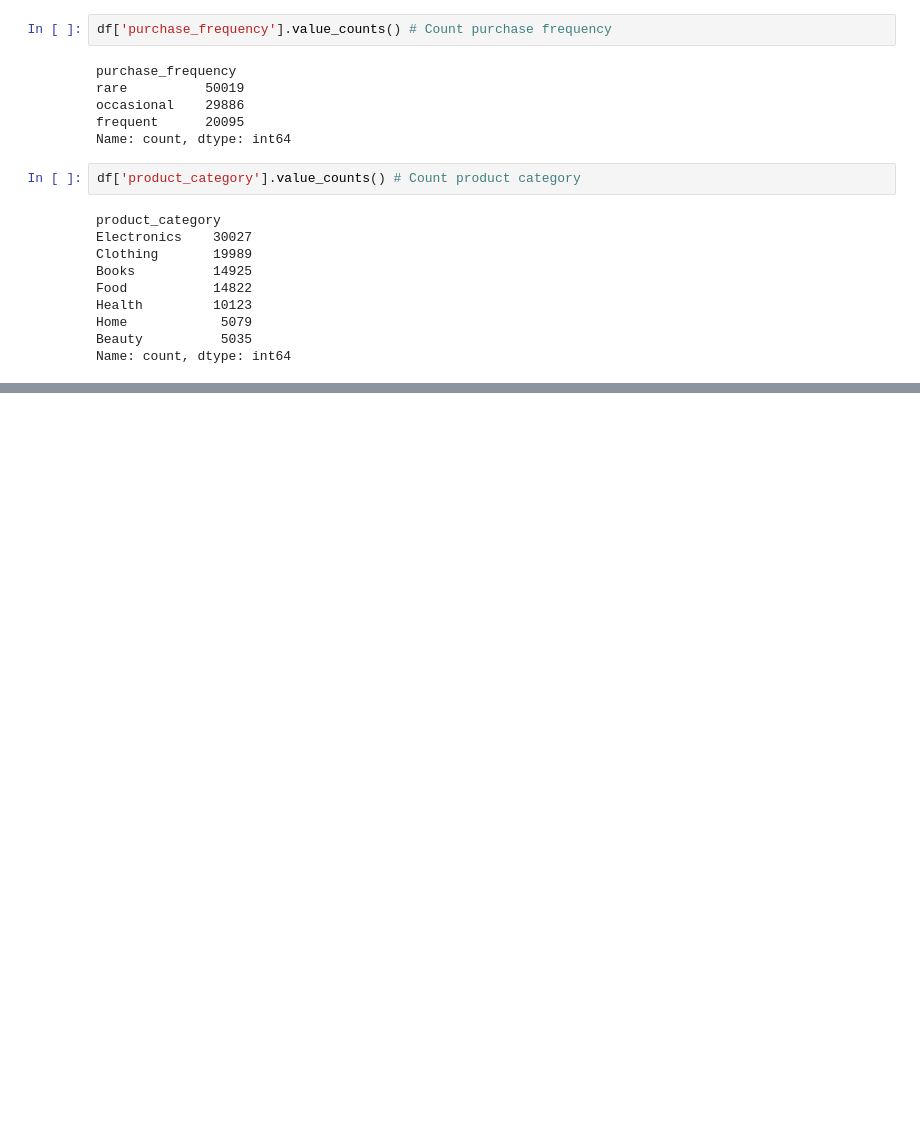
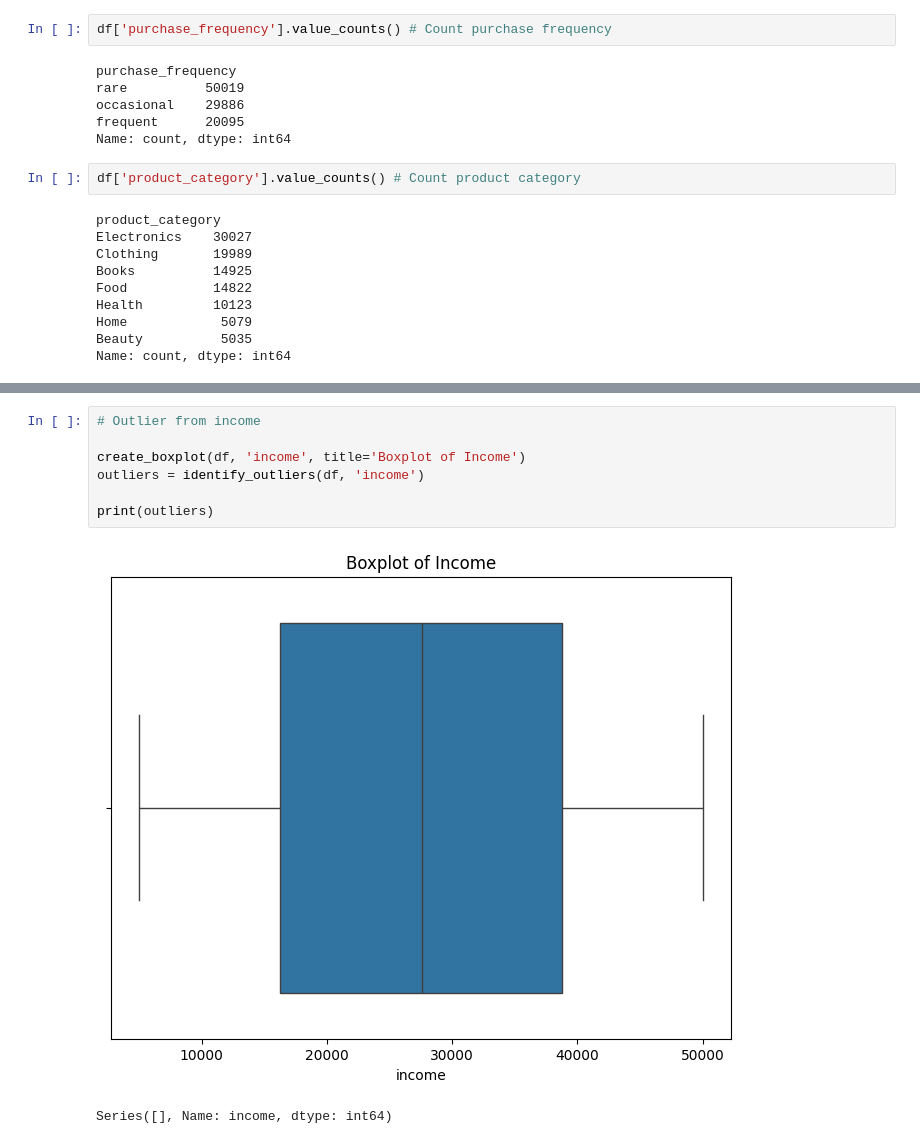
Before and after one commit to BlancJH/Customer-Purchase-Behaviour-Analysis, a Jupyter notebook: models/EDA.ipynb, the cells around one changed output, grey strips where cells are left out. Drawn from its saved outputs; the diff is of its cells as text; blank space fills up the shorter version.

```diff
--- a/models/EDA.ipynb
+++ b/models/EDA.ipynb
@@ -127,0 +188,10 @@ Name: count, dtype: int64
+# %%
+# Outlier from income
+
+create_boxplot(df, 'income', title='Boxplot of Income')
+outliers = identify_outliers(df, 'income')
+
+print(outliers)
+# %% [output]
+[figure, added]
+Series([], Name: income, dtype: int64)
```
Also changed, not shown: parts of 12 cells of this notebook.
